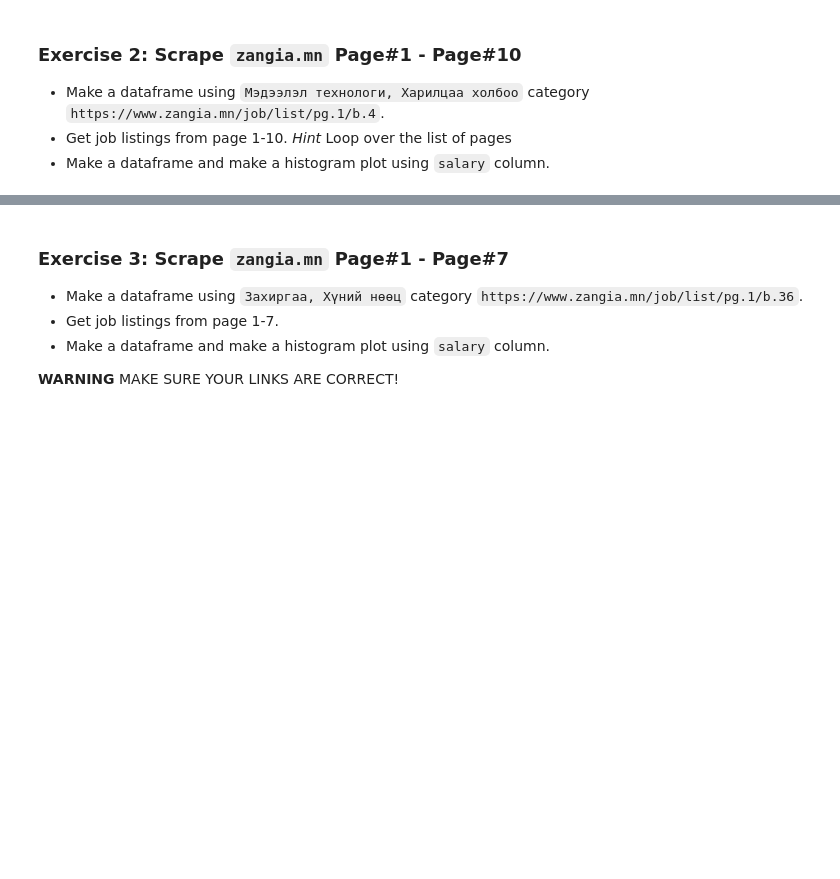
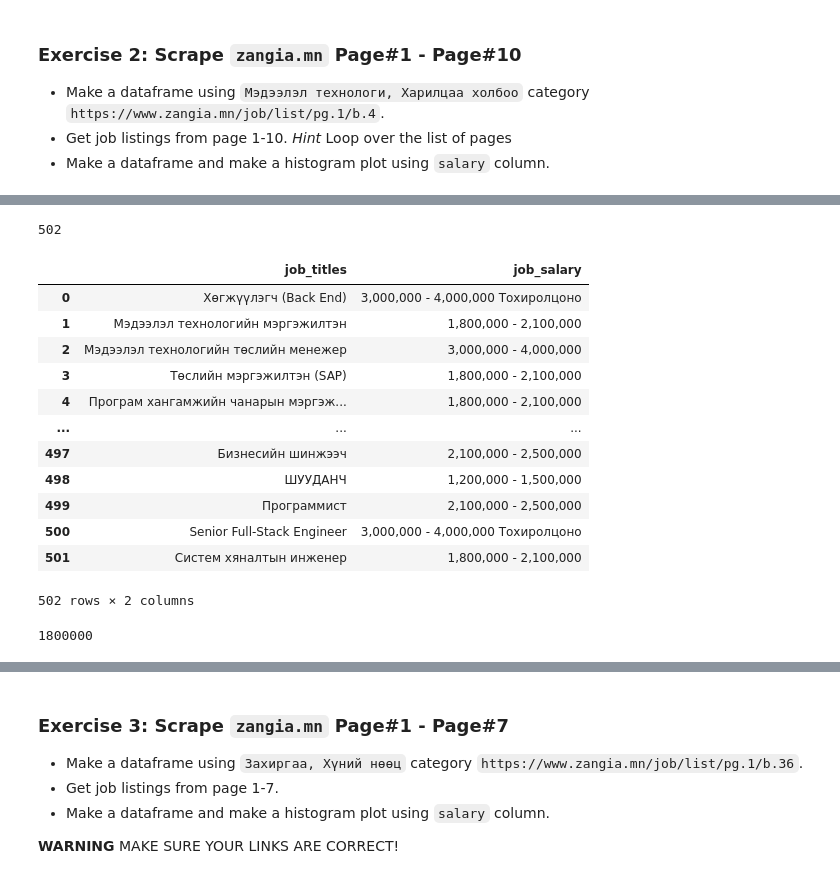
Before and after one commit to MunkhzayaO/intermediate-python-fall-2023, a Jupyter notebook: Practices/Week 06/Practice.ipynb, the cells around one changed output, grey strips where cells are left out. Cells and saved outputs as stored; diff of their text form; code cells hidden in the pictures; blank space fills up the shorter version.

```diff
--- a/Practices/Week 06/Practice.ipynb
+++ b/Practices/Week 06/Practice.ipynb
@@ -133,0 +123,6 @@ df['job_salary'].plot.hist()
+# %%
+job_titles = []
+for ad in ads:
+    job_title = ad.find('b').get_text()
+    # print(job_title)
+    job_titles.append(job_title)
@@ -133,0 +133,5 @@ df['job_salary'].plot.hist()
+# %%
+job_salaries = []
+for ad in ads:
+    job_salary = ad.find('span', {"class": "fsal"}).get_text()
+    job_salaries.append(job_salary)
@@ -133,0 +197,31 @@ df['job_salary'].plot.hist()
+# %%
+import pandas as pd
+import requests
+from bs4 import BeautifulSoup
+
+# Initialize empty lists to store job titles and salaries
+job_titles = []
+job_salaries = []
+
+# Loop over pages 1 to 10
+for page in range(1, 11):
+    url = f"https://www.zangia.mn/job/list/pg.{page}/b.4"
+    response = requests.get(url)
+    soup = BeautifulSoup(response.content, "html.parser")
+
+    # Find all job listings on the page
+    ads = soup.find_all("div", {"class": "ad"})
+
+    for ad in ads:
+        job_title = ad.find('b').get_text()
+        job_salary = ad.find('span', {"class": "fsal"}).get_text()
+
+        job_titles.append(job_title)
+        job_salaries.append(job_salary)
+
+# Create a DataFrame from the collected data
+df = pd.DataFrame({"job_titles": job_titles, "job_salary": job_salaries})
+
+# Optionally, perform data cleaning and analysis on the DataFrame here
+
+# Display the DataFrame
@@ -133,0 +237,20 @@ df['job_salary'].plot.hist()
+# %%
+len(df)
+# %% [output]
+502
+# %%
+df
+# %% [output]
+|  | job_titles | job_salary |
+| 0 | Хөгжүүлэгч (Back End) | 3,000,000 - 4,000,000 Тохиролцоно |
+| 1 | Мэдээлэл технологийн мэргэжилтэн | 1,800,000 - 2,100,000 |
+| 2 | Мэдээлэл технологийн төслийн менежер | 3,000,000 - 4,000,000 |
+| 3 | Төслийн мэргэжилтэн (SAP) | 1,800,000 - 2,100,000 |
+| 4 | Програм хангамжийн чанарын мэргэж... | 1,800,000 - 2,100,000 |
+| ... | ... | ... |
+| 497 | Бизнесийн шинжээч | 2,100,000 - 2,500,000 |
+| 498 | ШУУДАНЧ | 1,200,000 - 1,500,000 |
+| 499 | Программист | 2,100,000 - 2,500,000 |
+| 500 | Senior Full-Stack Engineer | 3,000,000 - 4,000,000 Тохиролцоно |
+| 501 | Систем хяналтын инженер | 1,800,000 - 2,100,000 |
+502 rows × 2 columns
@@ -133,0 +269,4 @@ df['job_salary'].plot.hist()
+# %%
+int(df['job_salary'][0].split('-')[0].replace(',', ''))
+# %% [output]
+1800000
```
Also changed, not shown: parts of 45 cells of this notebook, 2 other files.
